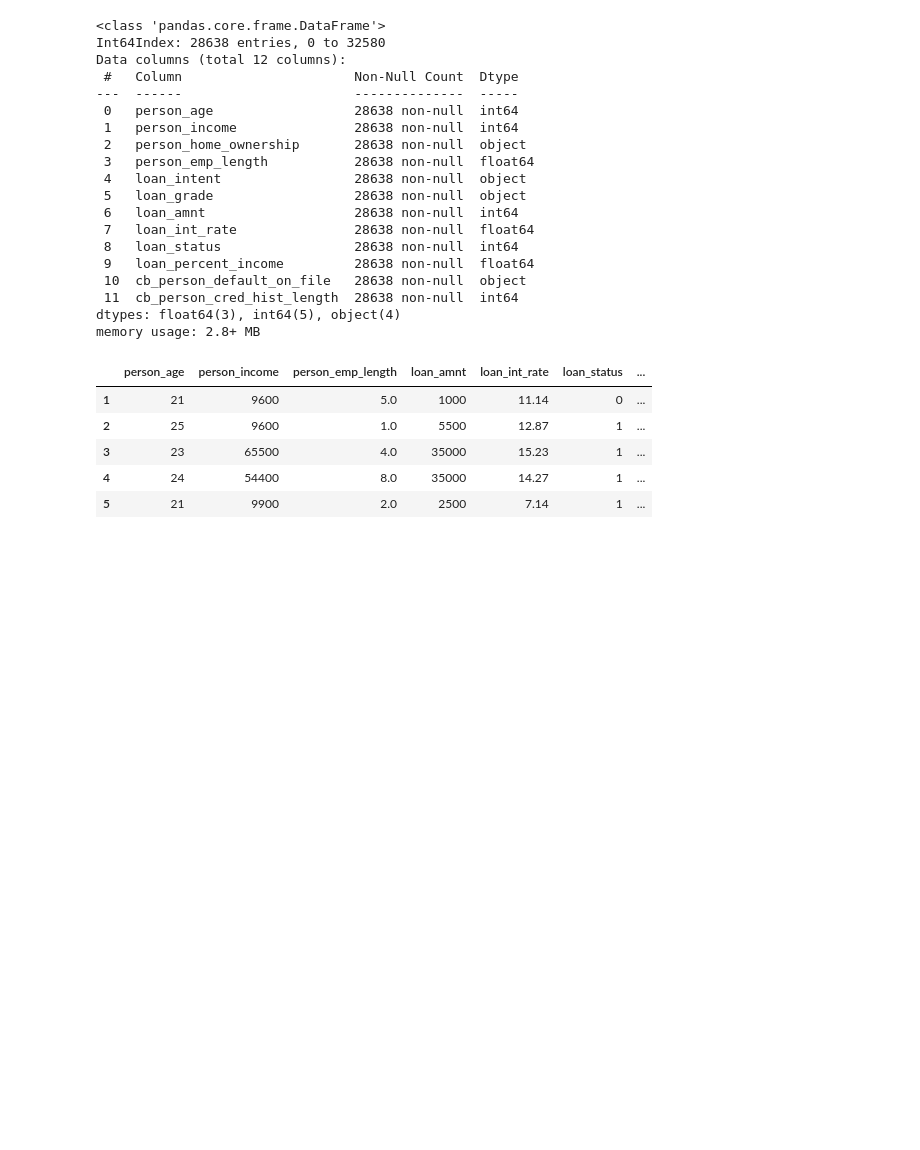
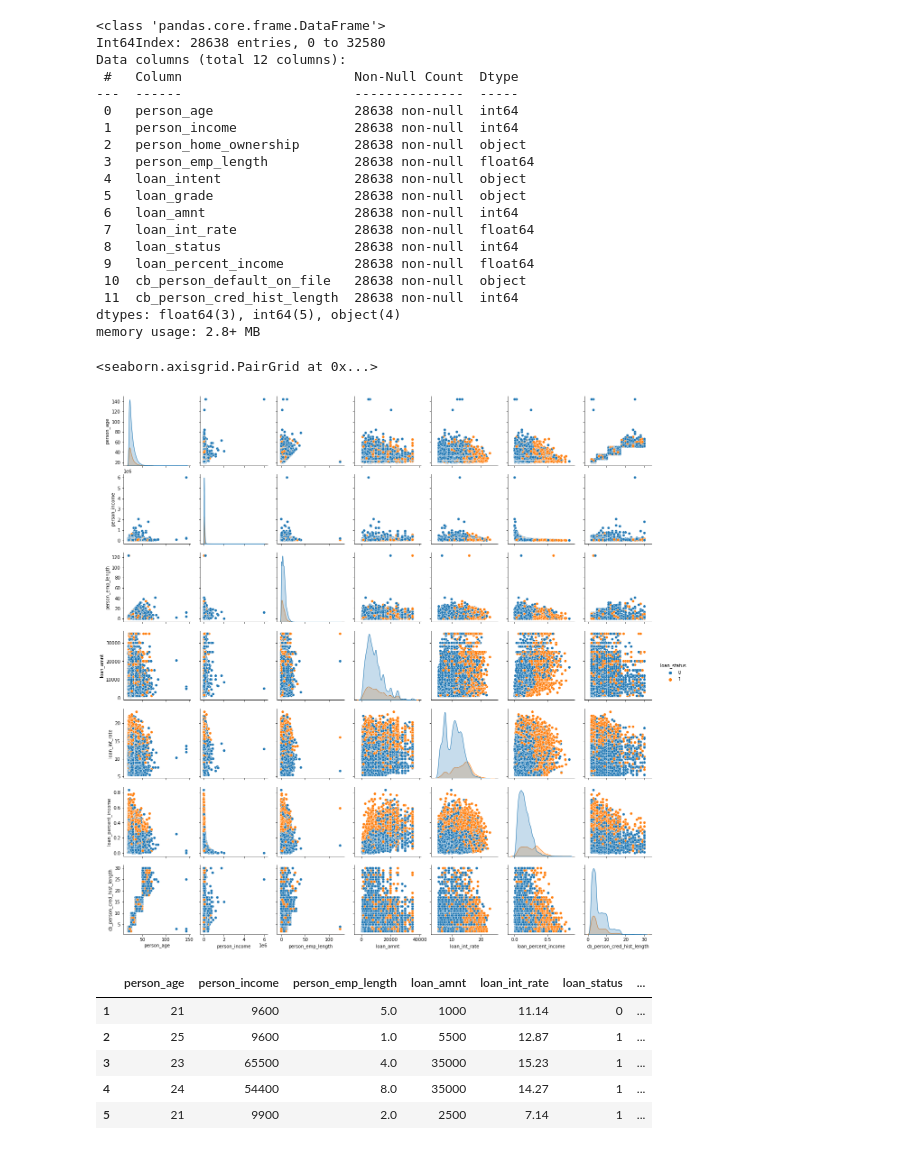
Before and after one commit to allyryry/3450_Assignment_4, a Jupyter notebook: Asn4_Starting_Point.ipynb, the cells around one changed output. Drawn from its saved outputs; the diff is of its cells as text; code cells hidden in the pictures; blank space fills up the shorter version.

```diff
--- a/Asn4_Starting_Point.ipynb
+++ b/Asn4_Starting_Point.ipynb
@@ -234,7 +237,10 @@ Data columns (total 12 columns):
 dtypes: float64(3), int64(5), object(4)
 memory usage: 2.8+ MB
 # %%
-#sns.pairplot(df, hue='loan_status')
+sns.pairplot(df, hue='loan_status')
+# %% [output]
+<seaborn.axisgrid.PairGrid at 0x...>
+[figure, added]
 # %%
 df = df[df['person_emp_length']< 50]
 df = df[df['person_age']< 100]
```
Also changed, not shown: parts of 10 cells of this notebook.
